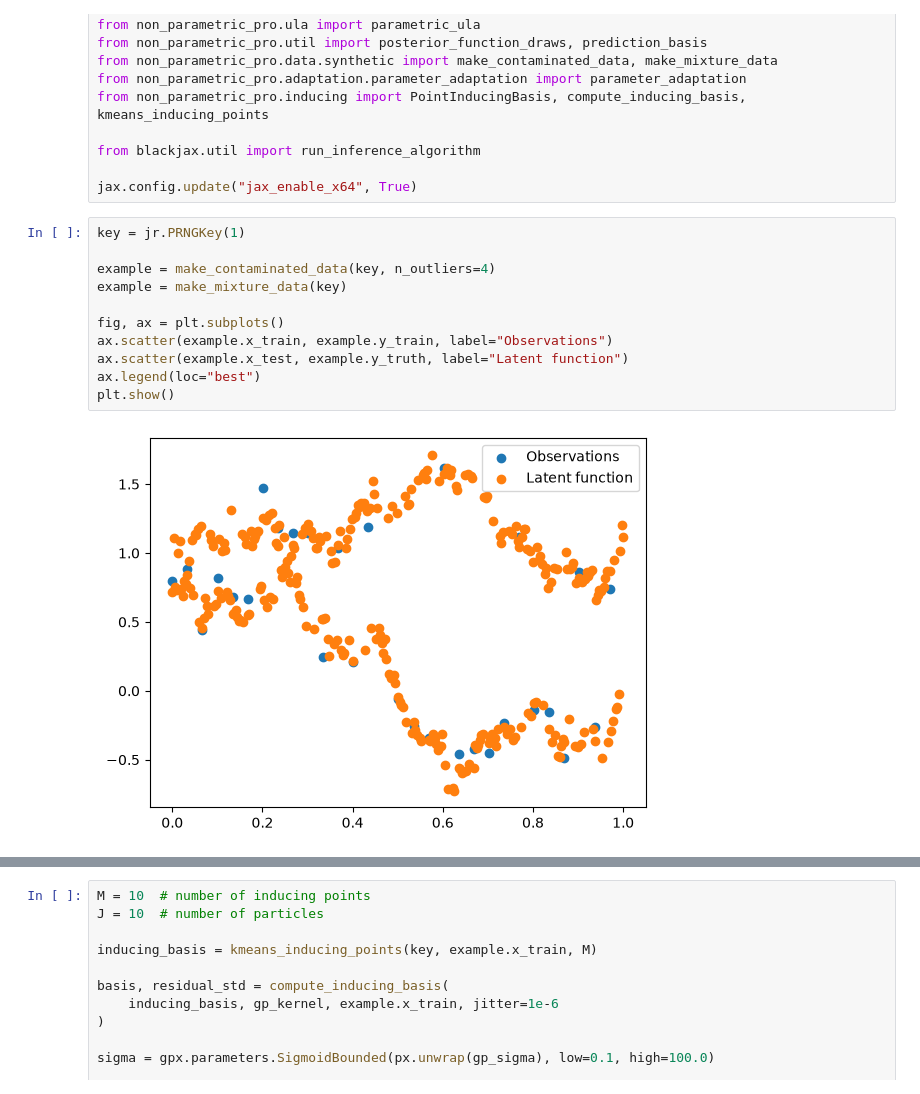
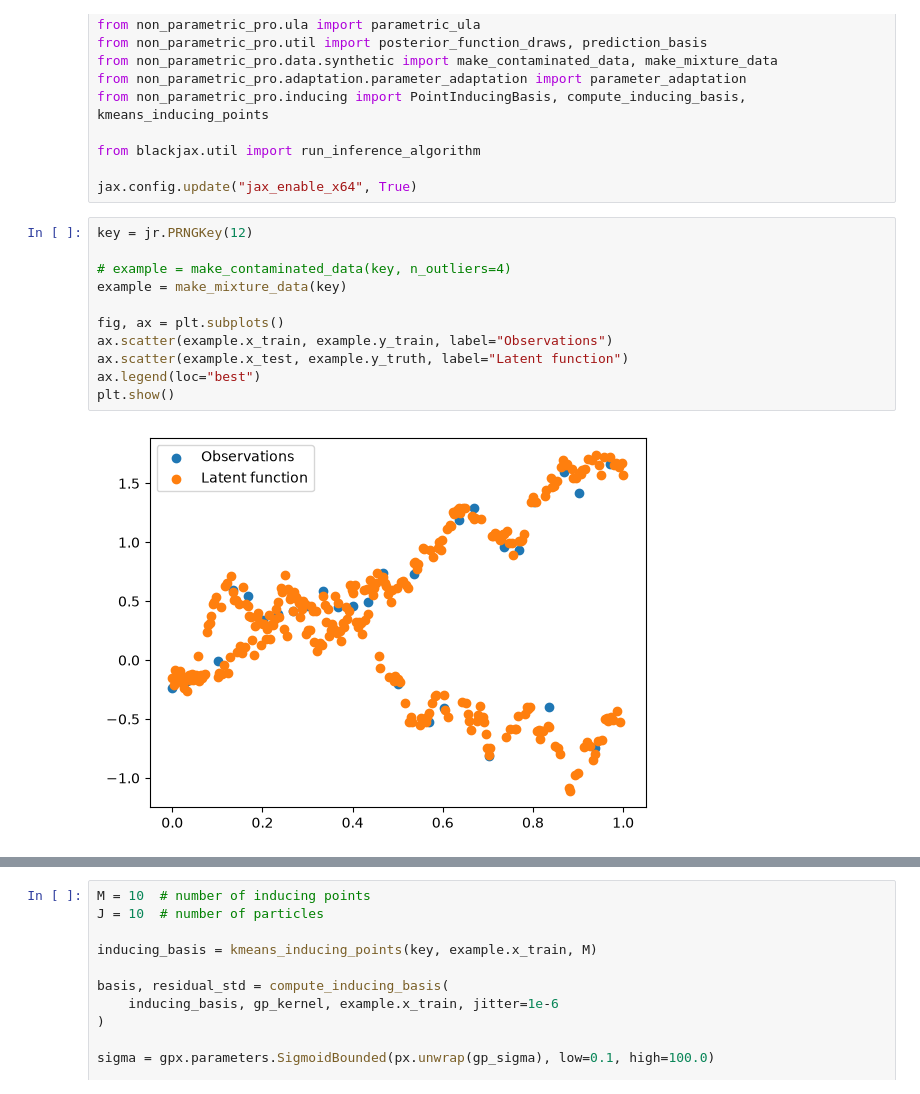
Before and after one commit to callum-kl/non-parametric-pro, a Jupyter notebook: notebooks/inducing.ipynb, the cells around one changed output, grey strips where cells are left out. Drawn from its saved outputs; the diff is of its cells as text.

```diff
--- a/notebooks/inducing.ipynb
+++ b/notebooks/inducing.ipynb
@@ -21,18 +21,18 @@ from blackjax.util import run_inference_algorithm
 
 jax.config.update("jax_enable_x64", True)
 # %%
-key = jr.PRNGKey(1)
+key = jr.PRNGKey(12)
 
-example = make_contaminated_data(key, n_outliers=4)
+# example = make_contaminated_data(key, n_outliers=4)
 example = make_mixture_data(key)
 
 fig, ax = plt.subplots()
 ax.scatter(example.x_train, example.y_train, label="Observations")
 ax.scatter(example.x_test, example.y_truth, label="Latent function")
 ax.legend(loc="best")
 plt.show()
 # %% [output]
-[figure, old version]
+[figure, new version]
 # %%
 data = gpx.Dataset(X=example.x_train, y=example.y_train)
 kernel = gpx.kernels.Matern12(lengthscale=2)
```
Also changed, not shown: parts of 6 cells of this notebook, 24 other files.
